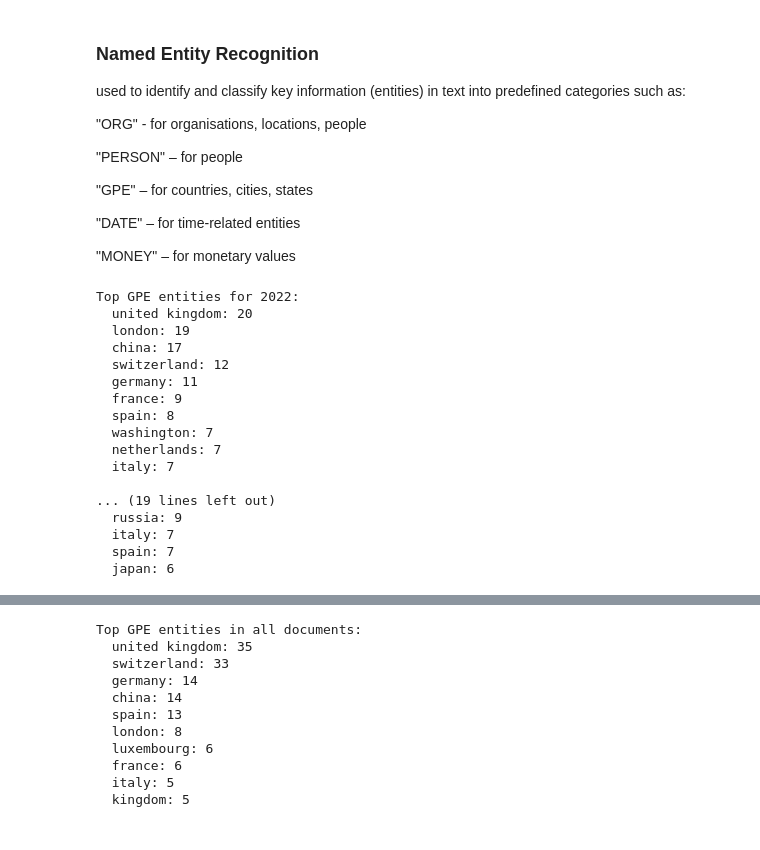
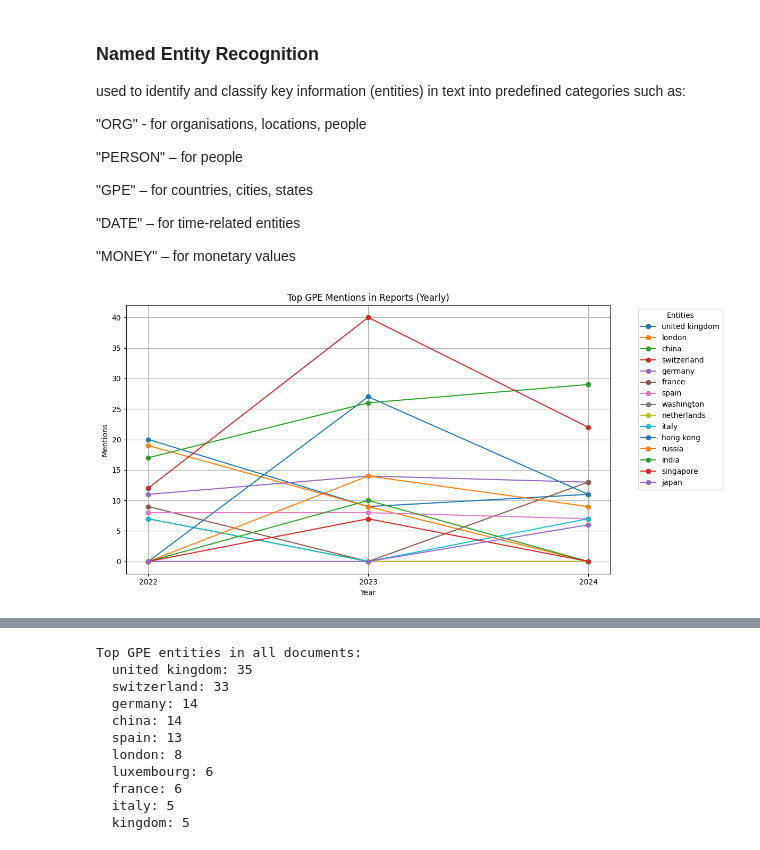
Before and after one commit to blaise-em/Impact-Investing-Capstone-Project, a Jupyter notebook: Notebook 3.ipynb, the cells around one changed output, grey strips where cells are left out. Cells and saved outputs as stored; diff of their text form; code cells hidden in the pictures.

Commit message:
GPE Graphs

```diff
--- a/Notebook 3.ipynb
+++ b/Notebook 3.ipynb
@@ -675,32 +676,33 @@ used to identify and classify key information (entities) in text into predefined
 
 "MONEY" – for monetary values
 # %%
-ENTITY_TYPE = "GPE"  # Change this to GPE, PERSON, etc. if needed
+ENTITY_TYPE = "GPE"
 
-# Loop through banks and extract entities
+entity_counts_by_year = defaultdict(Counter)
+
+# Loop through years and texts
 for year, text in year_docs.items():
+    doc = nlp(text)  # Run NLP processing
     entities = [ent.text for ent in doc.ents if ent.label_ == ENTITY_TYPE]
     top_entities = Counter(entities).most_common(10)
+    for entity, count in top_entities:
+        entity_counts_by_year[year][entity] = count
 
-    print(f"\nTop {ENTITY_TYPE} entities for {year}:")
-    for entity, count in top_entities:
-        print(f"  {entity}: {count}")
+df = pd.DataFrame(entity_counts_by_year).fillna(0).astype(int)
+df = df.T
-# %% [output]
-Top GPE entities for 2022:
-  united kingdom: 20
-  london: 19
-  china: 17
-  switzerland: 12
-  germany: 11
-  france: 9
-  spain: 8
-  washington: 7
-  netherlands: 7
-  italy: 7
-
-... (19 lines left out)
-  russia: 9
-  italy: 7
-  spain: 7
-  japan: 6
+# %%
+plt.figure(figsize=(12, 6))
+
+for entity in df.columns:
+    plt.plot(df.index, df[entity], label=entity, marker='o')
+
+plt.title(f"Top {ENTITY_TYPE} Mentions in Reports (Yearly)")
+plt.xlabel("Year")
+plt.ylabel("Mentions")
+plt.legend(title="Entities", bbox_to_anchor=(1.05, 1), loc='upper left')
+plt.tight_layout()
+plt.grid(True)
+plt.show()
+# %% [output]
+[figure, added]
 # %%
```
Also changed, not shown: parts of 3 cells of this notebook, 2 other files.
